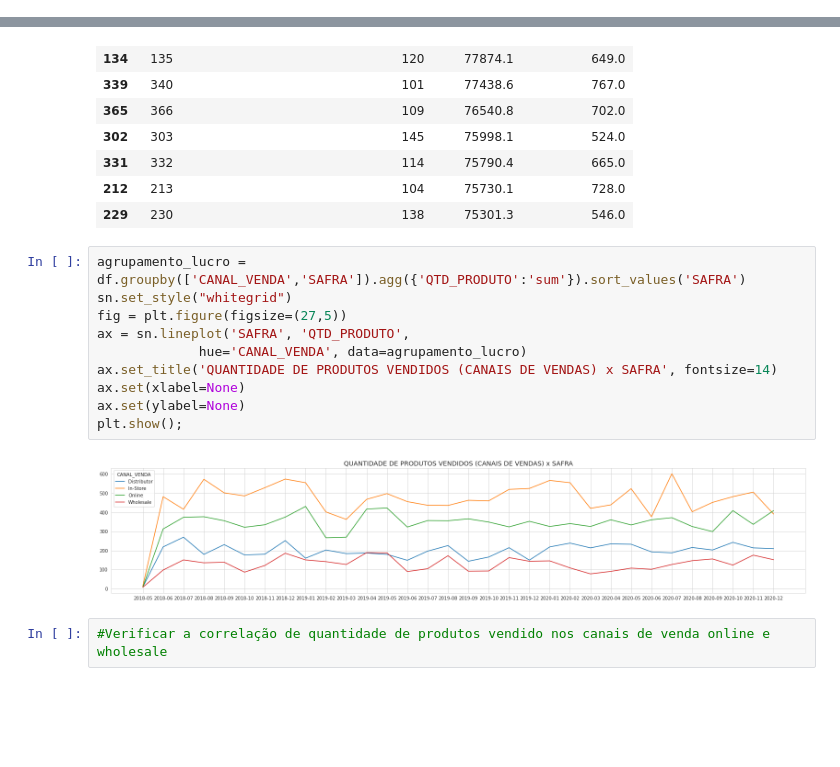
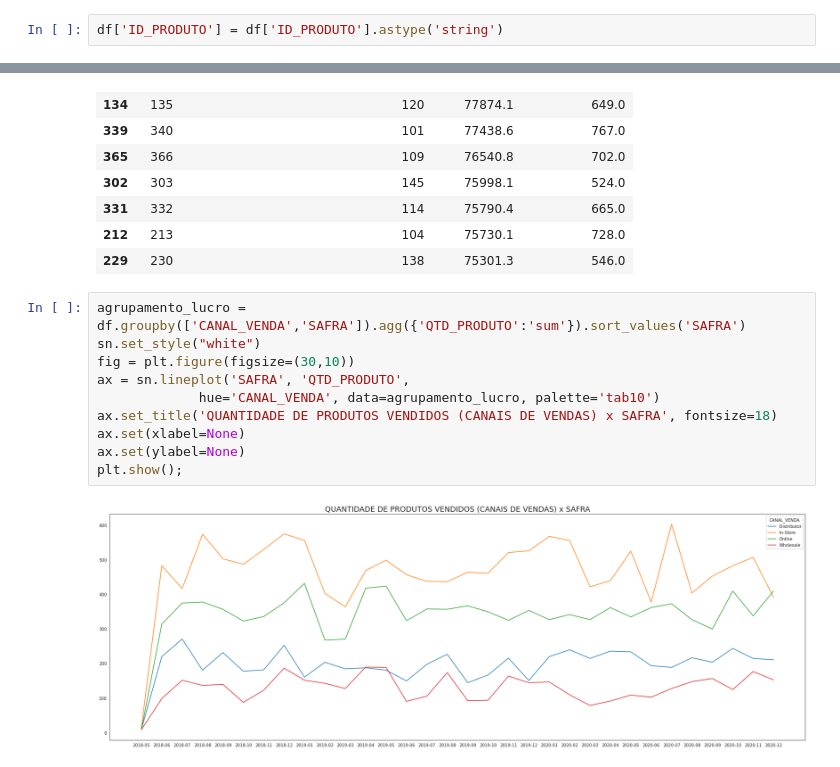
Before and after one commit to wander-asb/Vendas-varejo, a Jupyter notebook: Sales.ipynb, the cells around one changed output, grey strips where cells are left out. Saved outputs shown, nothing was run; the diff lists cells and outputs as text; blank space fills up the shorter version.

```diff
--- a/Sales.ipynb
+++ b/Sales.ipynb
@@ -66,6 +66,8 @@ Data columns (total 11 columns):
  10  CUSTO_UNICO     7991 non-null   float64
 dtypes: datetime64[ns](4), float64(3), int64(3), object(1)
 memory usage: 686.9+ KB
+# %%
+df['ID_PRODUTO'] = df['ID_PRODUTO'].astype('string')
 # %%
 df.head()
 # %% [output]
@@ -151,15 +153,13 @@ ranking_lojas
 | 229 | 230 | 138 | 75301.3 | 546.0 |
 # %%
 agrupamento_lucro = df.groupby(['CANAL_VENDA','SAFRA']).agg({'QTD_PRODUTO':'sum'}).sort_values('SAFRA')
-sn.set_style("whitegrid")
-fig = plt.figure(figsize=(27,5))
+sn.set_style("white")
+fig = plt.figure(figsize=(30,10))
 ax = sn.lineplot('SAFRA', 'QTD_PRODUTO',
-             hue='CANAL_VENDA', data=agrupamento_lucro)
-ax.set_title('QUANTIDADE DE PRODUTOS VENDIDOS (CANAIS DE VENDAS) x SAFRA', fontsize=14)
+             hue='CANAL_VENDA', data=agrupamento_lucro, palette='tab10')
+ax.set_title('QUANTIDADE DE PRODUTOS VENDIDOS (CANAIS DE VENDAS) x SAFRA', fontsize=18)
 ax.set(xlabel=None)
 ax.set(ylabel=None)
 plt.show();
 # %% [output]
-[figure, old version]
+[figure, new version]
-# %%
-#Verificar a correlação de quantidade de produtos vendido nos canais de venda online e wholesale
```
Also changed, not shown: parts of 4 cells of this notebook.
